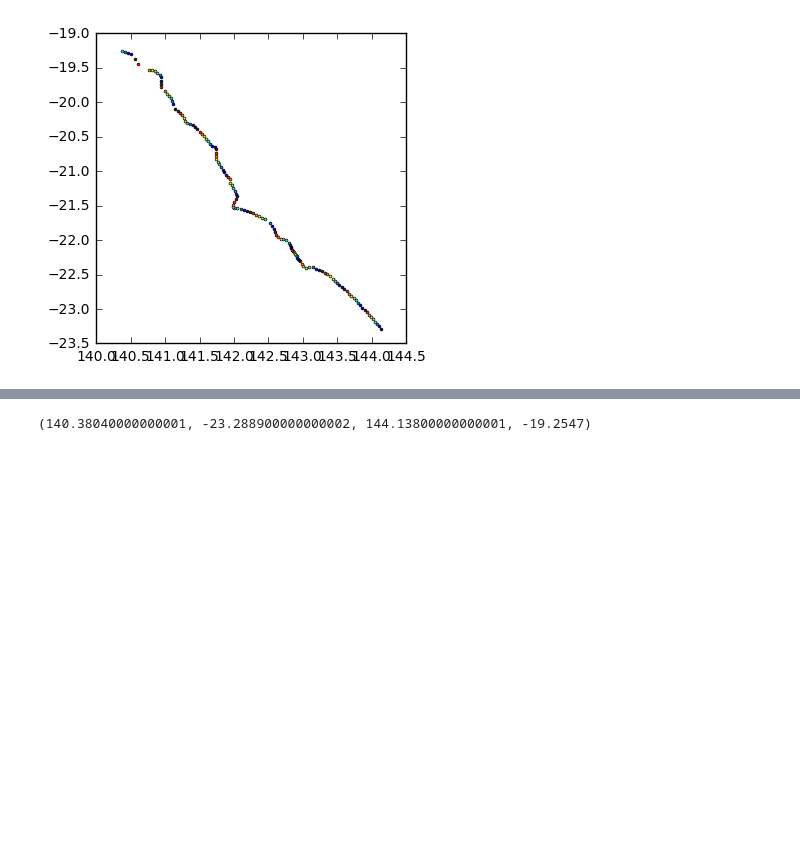
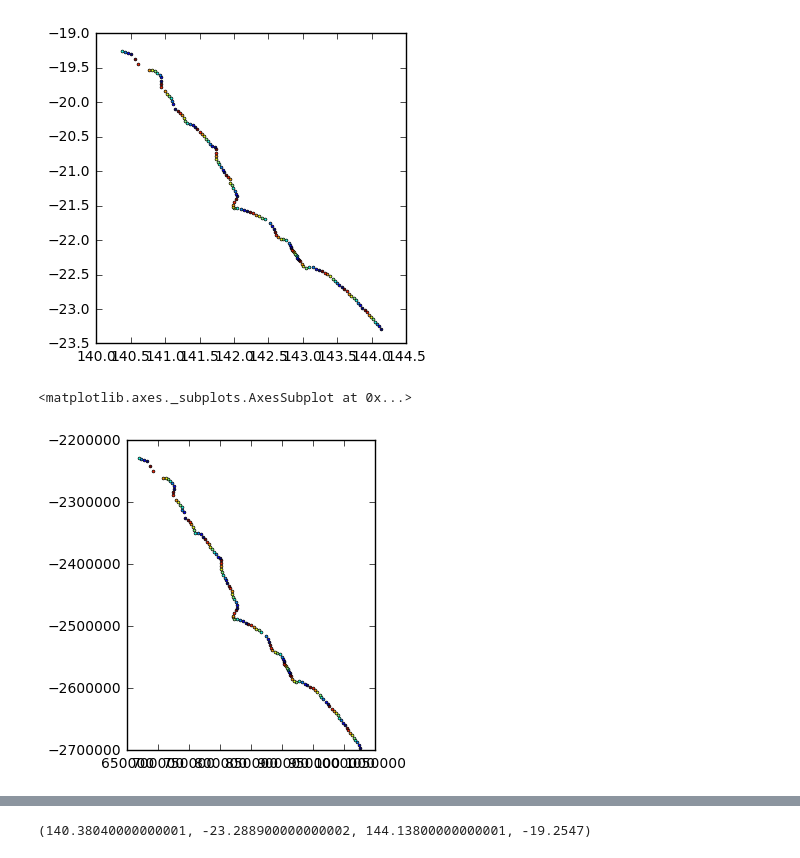
Before and after one commit to MTgeophysics/mtpy, a Jupyter notebook: examples/notebooks/geopandas_csv2shp.ipynb, the cells around one changed output, grey strips where cells are left out. Saved outputs shown, nothing was run; the diff lists cells and outputs as text; code cells hidden in the pictures; blank space fills up the shorter version.

```diff
--- a/examples/notebooks/geopandas_csv2shp.ipynb
+++ b/examples/notebooks/geopandas_csv2shp.ipynb
@@ -49,3 +49,8 @@ mygdf.plot()
 # %% [output]
 <matplotlib.axes._subplots.AxesSubplot at 0x...>
 [figure]
+# %%
+mygdf.to_crs({'init':'epsg:3112'}).plot()  # 3112 is GDA94/GALambertConformal
+# %% [output]
+<matplotlib.axes._subplots.AxesSubplot at 0x...>
+[figure, added]
```
Also changed, not shown: parts of 3 cells of this notebook, 3 other files.
